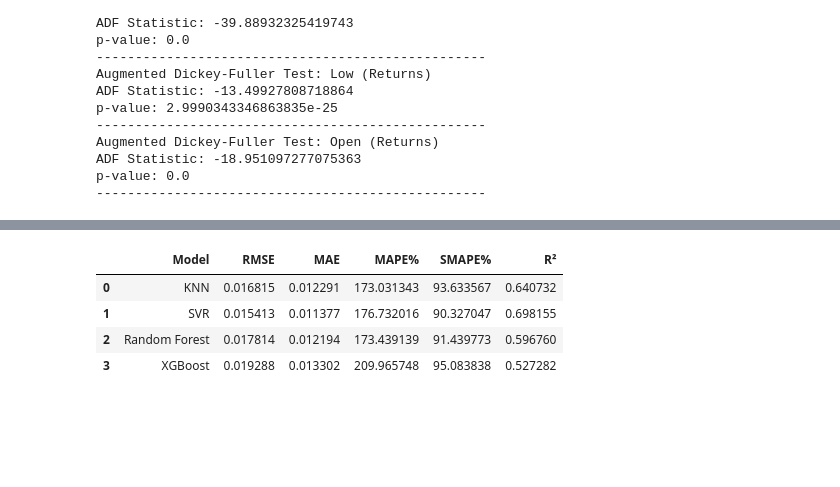
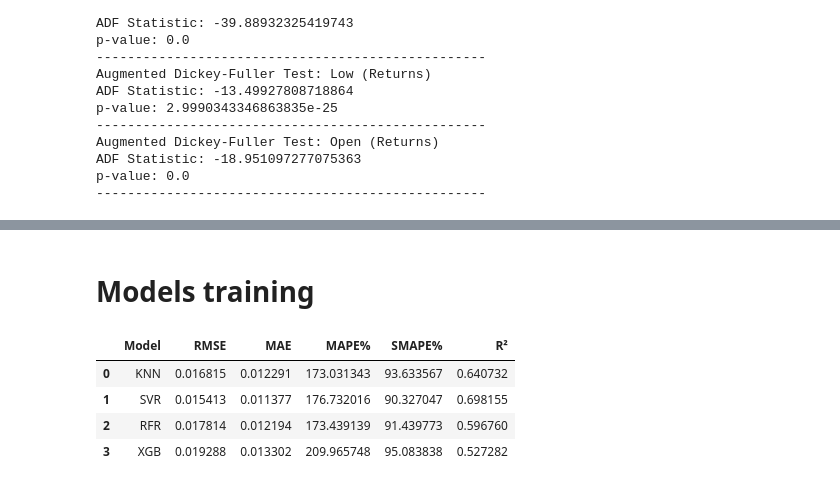
Before and after one commit to Deleon57/EDAR-REGRESSION, a Jupyter notebook: Pipeline2(GFI).ipynb, the cells around one changed output, grey strips where cells are left out. Cells and saved outputs as stored; diff of their text form; code cells hidden in the pictures; blank space fills up the shorter version.

```diff
--- a/Pipeline2(GFI).ipynb
+++ b/Pipeline2(GFI).ipynb
@@ -165,8 +253,10 @@ y_pred = y_scaler.inverse_transform(y_pred_scaled.reshape(-1,1)).ravel()
+# %% [markdown]
+# Models training
 # %%
 # KNN Model
 
-knn = KNeighborsRegressor(n_neighbors=5)  # you can tune n_neighbors later
-knn.fit(X_train, y_train)
+knn_model_KNN = KNeighborsRegressor(n_neighbors=5)  # you can tune n_neighbors later
+knn_model_KNN.fit(X_train_KNN, y_train_KNN)
 
-y_pred = knn.predict(X_test)
+y_pred_KNN = knn_model_KNN.predict(X_test_KNN)
 # %%
@@ -181,17 +271,18 @@ y_pred = y_scaler.inverse_transform(y_pred_scaled.reshape(-1, 1)).ravel()
 # %%
 # Random Forest model
-rf = RandomForestRegressor(n_estimators=100, random_state=42)
-rf.fit(X_train, y_train)
 
-y_pred = rf.predict(X_test)
+rf_model_RFR = RandomForestRegressor(n_estimators=100, random_state=42)
+rf_model_RFR.fit(X_train_scaled_RFR, y_train_RFR)
+
+y_pred_RFR = rf_model_RFR.predict(X_test_scaled_RFR)
 # %%
 # XGBoost Regression Model
 
 # Initialise and fit model
-xgb = XGBRegressor(n_estimators=100, random_state=42)  # you can tune hyperparameters later
-xgb.fit(X_train, y_train)
+xgb_model_XGB = XGBRegressor(n_estimators=100, random_state=42)  # you can tune hyperparameters later
+xgb_model_XGB.fit(X_train_scaled_XGB, y_train_XGB)
 
-y_pred = xgb.predict(X_test)
+y_pred_XGB = xgb_model_XGB.predict(X_test_scaled_XGB)
 # %%
 # Helper function for metrics
 
@@ -200,54 +291,53 @@ def evaluate_model(y_true, y_pred, model_name):
     mae = mean_absolute_error(y_true, y_pred)
     mape = np.mean(np.abs((y_true - y_pred) / y_true)) * 100
     smape = (100/len(y_true)) * np.sum(
         2 * np.abs(y_pred - y_true) / (np.abs(y_true) + np.abs(y_pred))
     )
     r2 = r2_score(y_true, y_pred)
 
     return {
         "Model": model_name,
         "RMSE": rmse,
         "MAE": mae,
         "MAPE%": mape,
         "SMAPE%": smape,
         "R²": r2
     }
 
 # Train and evaluate models
 
 results = []
 
 # 1. KNN
-knn = KNeighborsRegressor(n_neighbors=5)
-knn.fit(X_train, y_train)
-y_pred = knn.predict(X_test)
-results.append(evaluate_model(y_test, y_pred, "KNN"))
+knn_model_KNN = KNeighborsRegressor(n_neighbors=5)
+knn_model_KNN.fit(X_train_KNN, y_train_KNN)
+y_pred_KNN = knn_model_KNN.predict(X_test_KNN)
+results.append(evaluate_model(y_test_KNN, y_pred_KNN, "KNN"))
 
-# 2. SVR (assumes scaling already done: X_train_scaled, X_test_scaled, y_scaler)
-svr = SVR(kernel='rbf', C=100, gamma=0.1, epsilon=0.1)
-svr.fit(X_train_scaled, y_train_scaled)
-y_pred_scaled = svr.predict(X_test_scaled)
-y_pred = y_scaler.inverse_transform(y_pred_scaled.reshape(-1, 1)).ravel()
-results.append(evaluate_model(y_test, y_pred, "SVR"))
+# 2. SVR (assumes scaling already done: X_train_scaled_SVR, X_test_scaled_SVR, y_scaler_SVR)
+svr_model_SVR = SVR(kernel='rbf', C=100, gamma=0.1, epsilon=0.1)
+svr_model_SVR.fit(X_train_scaled_SVR, y_train_scaled_SVR)
+y_pred_scaled_SVR = svr_model_SVR.predict(X_test_scaled_SVR)
+y_pred_SVR = y_scaler_SVR.inverse_transform(y_pred_scaled_SVR.reshape(-1, 1)).ravel()
+results.append(evaluate_model(y_test_SVR, y_pred_SVR, "SVR"))
 
 # 3. Random Forest
-rf = RandomForestRegressor(n_estimators=100, random_state=42)
-rf.fit(X_train, y_train)
-y_pred = rf.predict(X_test)
-results.append(evaluate_model(y_test, y_pred, "Random Forest"))
+rf_model_RFR = RandomForestRegressor(n_estimators=100, random_state=42)
+rf_model_RFR.fit(X_train_scaled_RFR, y_train_RFR)
+y_pred_RFR = rf_model_RFR.predict(X_test_scaled_RFR)
+results.append(evaluate_model(y_test_RFR, y_pred_RFR, "RFR"))
 
 # 4. XGBoost
-xgb = XGBRegressor(n_estimators=100, random_state=42)
-xgb.fit(X_train, y_train)
-y_pred = xgb.predict(X_test)
-results.append(evaluate_model(y_test, y_pred, "XGBoost"))
-
-results_df = pd.DataFrame(results)
-display(results_df)
+xgb_model_XGB = XGBRegressor(n_estimators=100, random_state=42)
+xgb_model_XGB.fit(X_train_scaled_XGB, y_train_XGB)
+y_pred_XGB = xgb_model_XGB.predict(X_test_scaled_XGB)
+results.append(evaluate_model(y_test_XGB, y_pred_XGB, "XGB"))
+results_df_XGB = pd.DataFrame(results)
+display(results_df_XGB)
 # %% [output]
 |  | Model | RMSE | MAE | MAPE% | SMAPE% | R² |
 | 0 | KNN | 0.016815 | 0.012291 | 173.031343 | 93.633567 | 0.640732 |
 | 1 | SVR | 0.015413 | 0.011377 | 176.732016 | 90.327047 | 0.698155 |
-| 2 | Random Forest | 0.017814 | 0.012194 | 173.439139 | 91.439773 | 0.596760 |
-| 3 | XGBoost | 0.019288 | 0.013302 | 209.965748 | 95.083838 | 0.527282 |
+| 2 | RFR | 0.017814 | 0.012194 | 173.439139 | 91.439773 | 0.596760 |
+| 3 | XGB | 0.019288 | 0.013302 | 209.965748 | 95.083838 | 0.527282 |
 # %%
```
Also changed, not shown: parts of 19 cells of this notebook.
